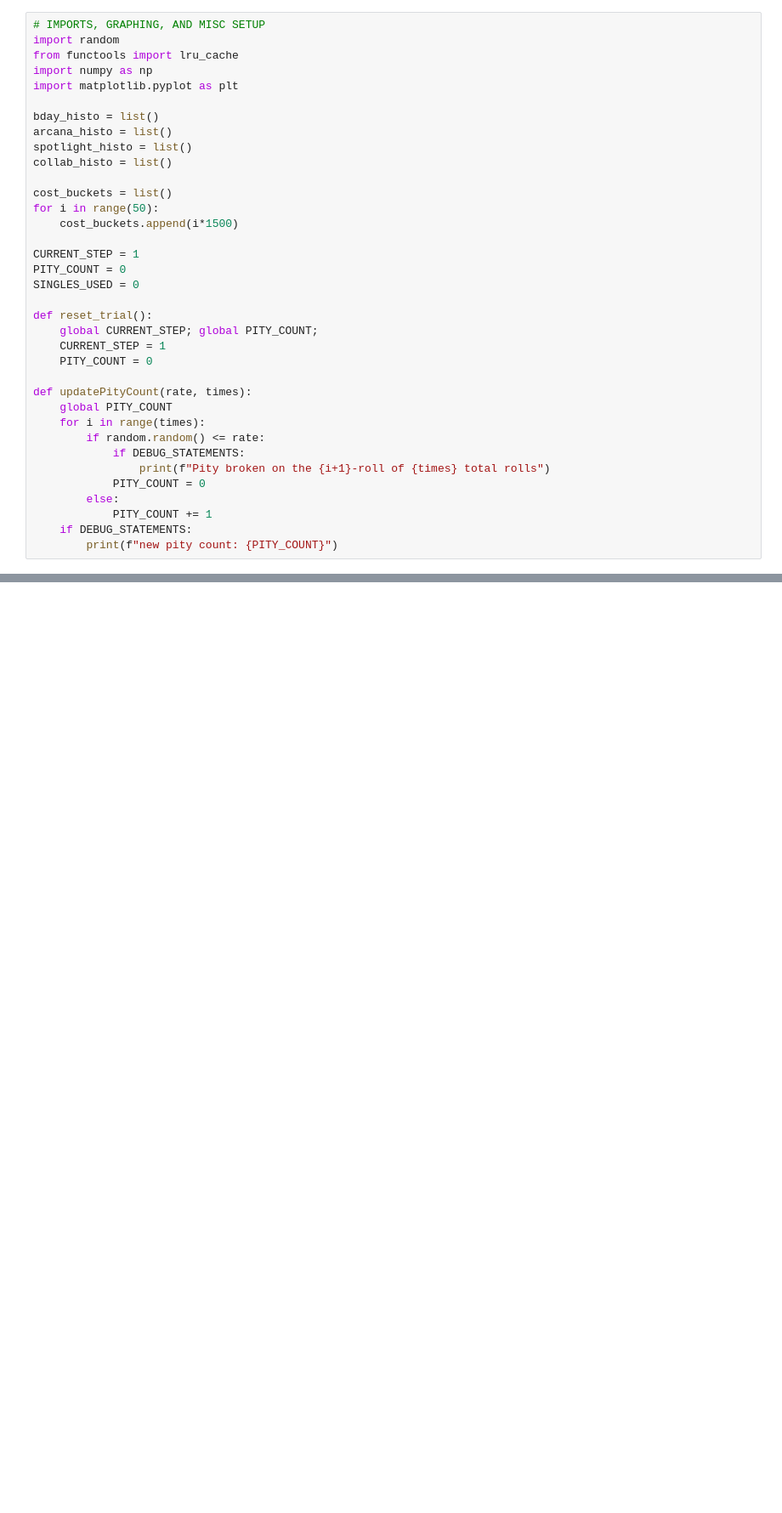
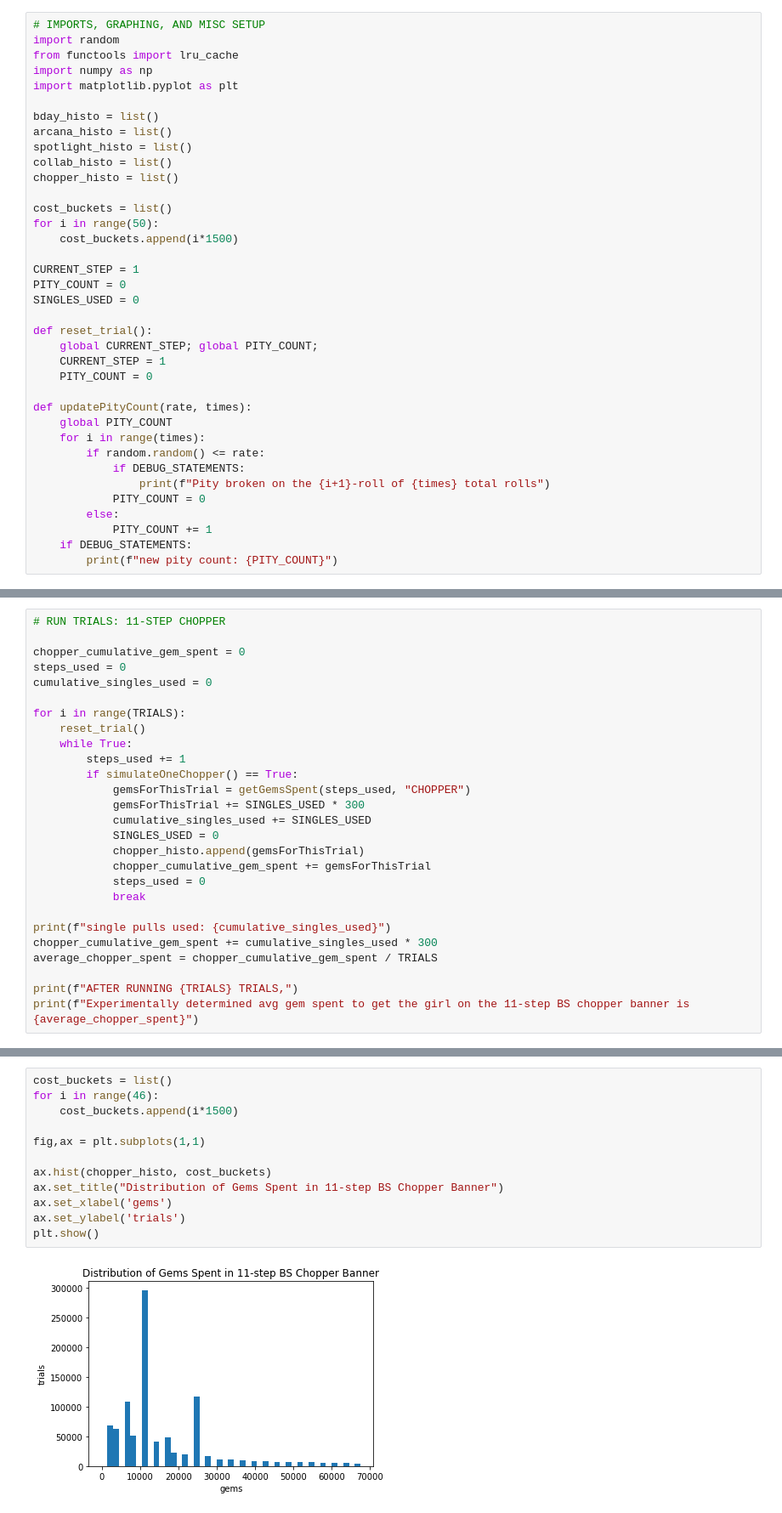
Before and after one commit to chinglamyung/SpotlightGachaSimulator, a Jupyter notebook: Spotlight Gacha Simulator.ipynb, the cells around one changed output, grey strips where cells are left out. Shown: that part at 85% size. Drawn from its saved outputs; the diff is of its cells as text; blank space fills up the shorter version.

Commit message:
added the banner for BS Michiru using JP data

```diff
--- a/Spotlight Gacha Simulator.ipynb
+++ b/Spotlight Gacha Simulator.ipynb
@@ -51,6 +51,7 @@ bday_histo = list()
 arcana_histo = list()
 spotlight_histo = list()
 collab_histo = list()
+chopper_histo = list()
 
 cost_buckets = list()
 for i in range(50):
@@ -680,3 +761,30 @@ print(f"Experimentally determined avg gem spent to get the girl on the 14-step c
 single pulls used: 6120
 AFTER RUNNING 100000 TRIALS,
 Experimentally determined avg gem spent to get the girl on the 14-step collab banner is 20804.56
+# %%
+# RUN TRIALS: 11-STEP CHOPPER
+
+chopper_cumulative_gem_spent = 0
+steps_used = 0
+cumulative_singles_used = 0
+
+for i in range(TRIALS):
+    reset_trial()
+    while True:
+        steps_used += 1
+        if simulateOneChopper() == True:
+            gemsForThisTrial = getGemsSpent(steps_used, "CHOPPER")
+            gemsForThisTrial += SINGLES_USED * 300
+            cumulative_singles_used += SINGLES_USED
+            SINGLES_USED = 0
+            chopper_histo.append(gemsForThisTrial)
+            chopper_cumulative_gem_spent += gemsForThisTrial
+            steps_used = 0
+            break
+
+print(f"single pulls used: {cumulative_singles_used}")
+chopper_cumulative_gem_spent += cumulative_singles_used * 300
+average_chopper_spent = chopper_cumulative_gem_spent / TRIALS
+
+print(f"AFTER RUNNING {TRIALS} TRIALS,")
+print(f"Experimentally determined avg gem spent to get the girl on the 11-step BS chopper banner is {average_chopper_spent}")
@@ -804,3 +916,17 @@ ax.set_ylabel('probability')
 plt.show()
 # %% [output]
 [figure]
+# %%
+cost_buckets = list()
+for i in range(46):
+    cost_buckets.append(i*1500)
+
+fig,ax = plt.subplots(1,1)
+
+ax.hist(chopper_histo, cost_buckets)
+ax.set_title("Distribution of Gems Spent in 11-step BS Chopper Banner")
+ax.set_xlabel('gems')
+ax.set_ylabel('trials')
+plt.show()
+# %% [output]
+[figure, added]
```
Also changed, not shown: parts of 6 cells of this notebook.
